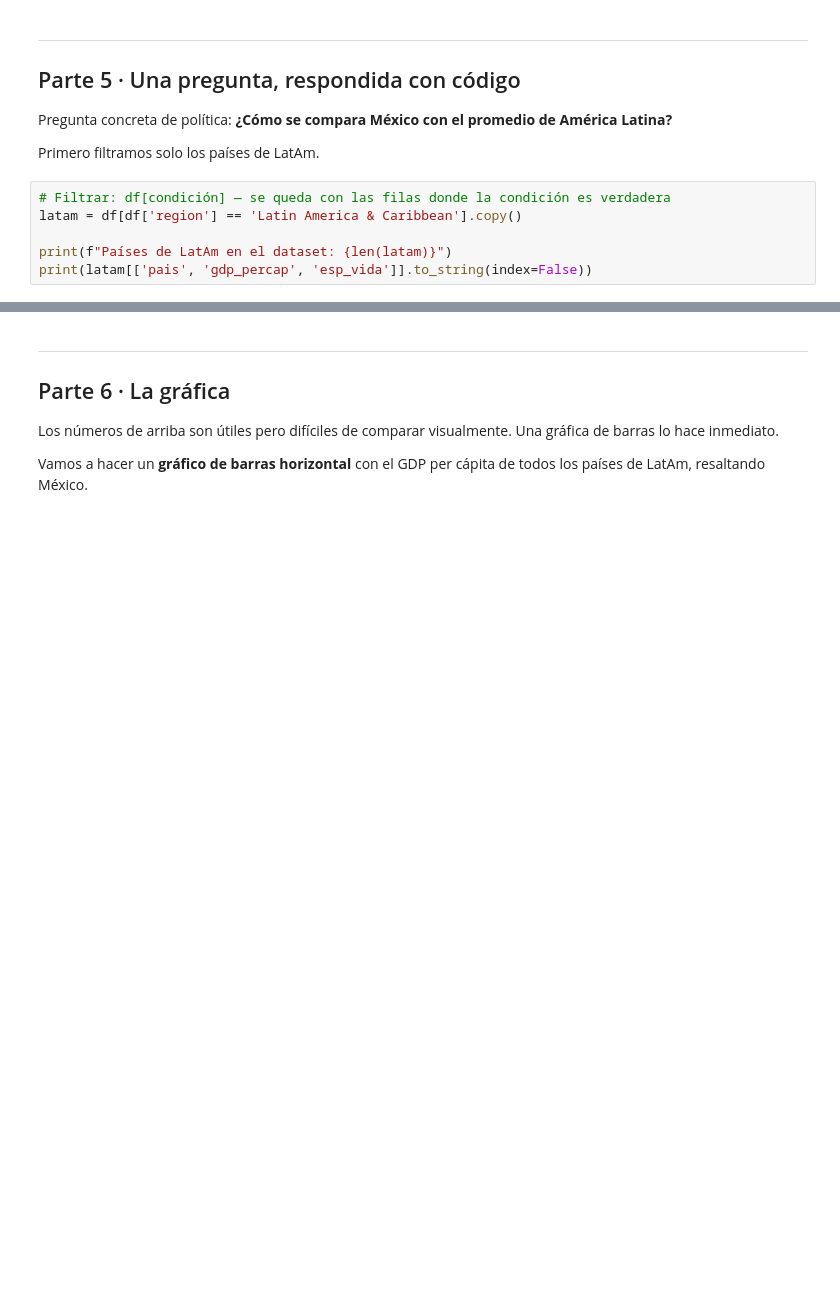
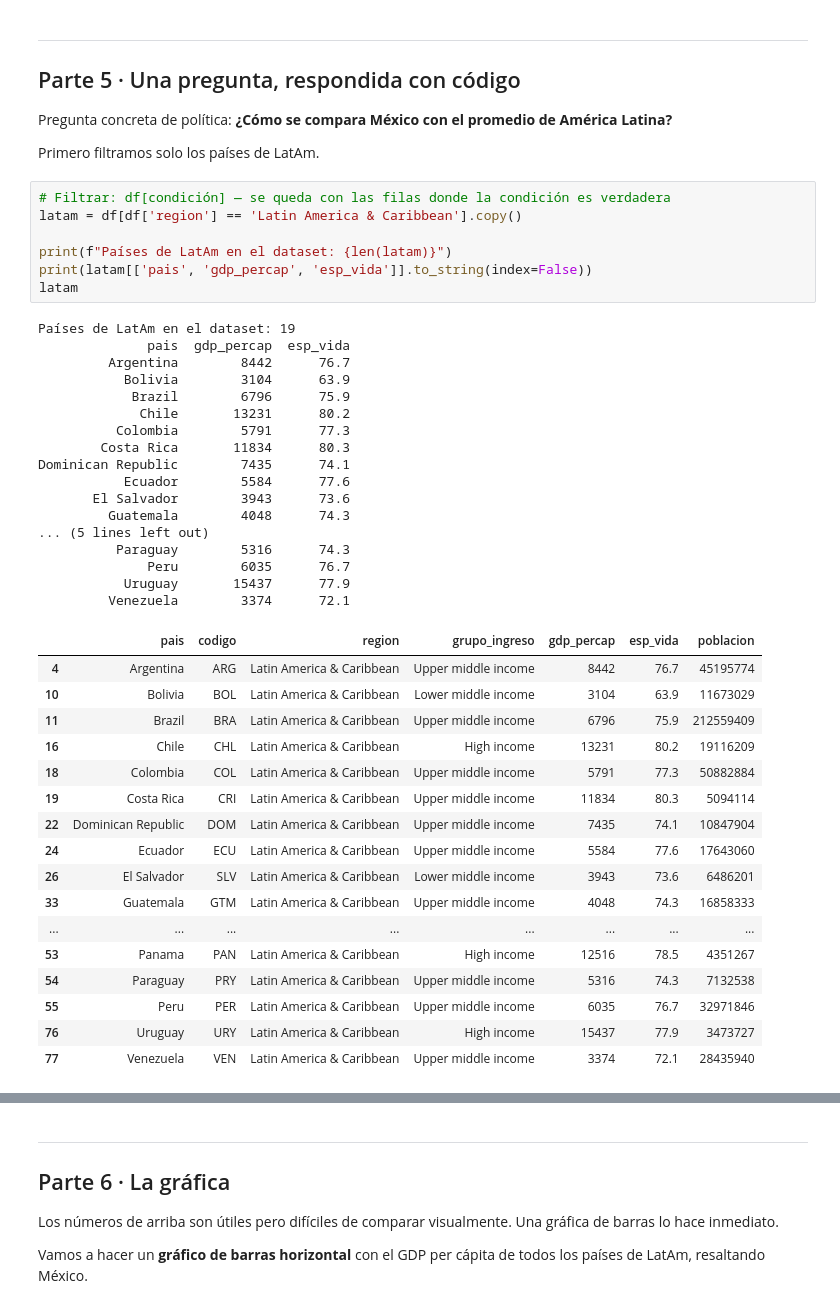
Before and after one commit to dpmendez/dspp-2026, a Jupyter notebook: week1/lab1_intro_python_pandas.ipynb, the cells around one changed output, grey strips where cells are left out. Drawn from its saved outputs; the diff is of its cells as text; blank space fills up the shorter version.

```diff
--- a/week1/lab1_intro_python_pandas.ipynb
+++ b/week1/lab1_intro_python_pandas.ipynb
@@ -217,9 +332,45 @@ Primero filtramos solo los países de LatAm.
 # %%
 # Filtrar: df[condición] — se queda con las filas donde la condición es verdadera
 latam = df[df['region'] == 'Latin America & Caribbean'].copy()
 
 print(f"Países de LatAm en el dataset: {len(latam)}")
 print(latam[['pais', 'gdp_percap', 'esp_vida']].to_string(index=False))
+latam
+# %% [output]
+Países de LatAm en el dataset: 19
+              pais  gdp_percap  esp_vida
+         Argentina        8442      76.7
+           Bolivia        3104      63.9
+            Brazil        6796      75.9
+             Chile       13231      80.2
+          Colombia        5791      77.3
+        Costa Rica       11834      80.3
+Dominican Republic        7435      74.1
+           Ecuador        5584      77.6
+       El Salvador        3943      73.6
+         Guatemala        4048      74.3
+... (5 lines left out)
+          Paraguay        5316      74.3
+              Peru        6035      76.7
+           Uruguay       15437      77.9
+         Venezuela        3374      72.1
+|  | pais | codigo | region | grupo_ingreso | gdp_percap | esp_vida | poblacion |
+| 4 | Argentina | ARG | Latin America & Caribbean | Upper middle income | 8442 | 76.7 | 45195774 |
+| 10 | Bolivia | BOL | Latin America & Caribbean | Lower middle income | 3104 | 63.9 | 11673029 |
+| 11 | Brazil | BRA | Latin America & Caribbean | Upper middle income | 6796 | 75.9 | 212559409 |
+| 16 | Chile | CHL | Latin America & Caribbean | High income | 13231 | 80.2 | 19116209 |
+| 18 | Colombia | COL | Latin America & Caribbean | Upper middle income | 5791 | 77.3 | 50882884 |
+| 19 | Costa Rica | CRI | Latin America & Caribbean | Upper middle income | 11834 | 80.3 | 5094114 |
+| 22 | Dominican Republic | DOM | Latin America & Caribbean | Upper middle income | 7435 | 74.1 | 10847904 |
+| 24 | Ecuador | ECU | Latin America & Caribbean | Upper middle income | 5584 | 77.6 | 17643060 |
+| 26 | El Salvador | SLV | Latin America & Caribbean | Lower middle income | 3943 | 73.6 | 6486201 |
+| 33 | Guatemala | GTM | Latin America & Caribbean | Upper middle income | 4048 | 74.3 | 16858333 |
+| ... | ... | ... | ... | ... | ... | ... | ... |
+| 53 | Panama | PAN | Latin America & Caribbean | High income | 12516 | 78.5 | 4351267 |
+| 54 | Paraguay | PRY | Latin America & Caribbean | Upper middle income | 5316 | 74.3 | 7132538 |
+| 55 | Peru | PER | Latin America & Caribbean | Upper middle income | 6035 | 76.7 | 32971846 |
+| 76 | Uruguay | URY | Latin America & Caribbean | High income | 15437 | 77.9 | 3473727 |
+| 77 | Venezuela | VEN | Latin America & Caribbean | Upper middle income | 3374 | 72.1 | 28435940 |
 # %%
 # Estadísticas de LatAm y posición de México
 promedio = latam['gdp_percap'].mean()
```
Also changed, not shown: parts of 15 cells of this notebook.
